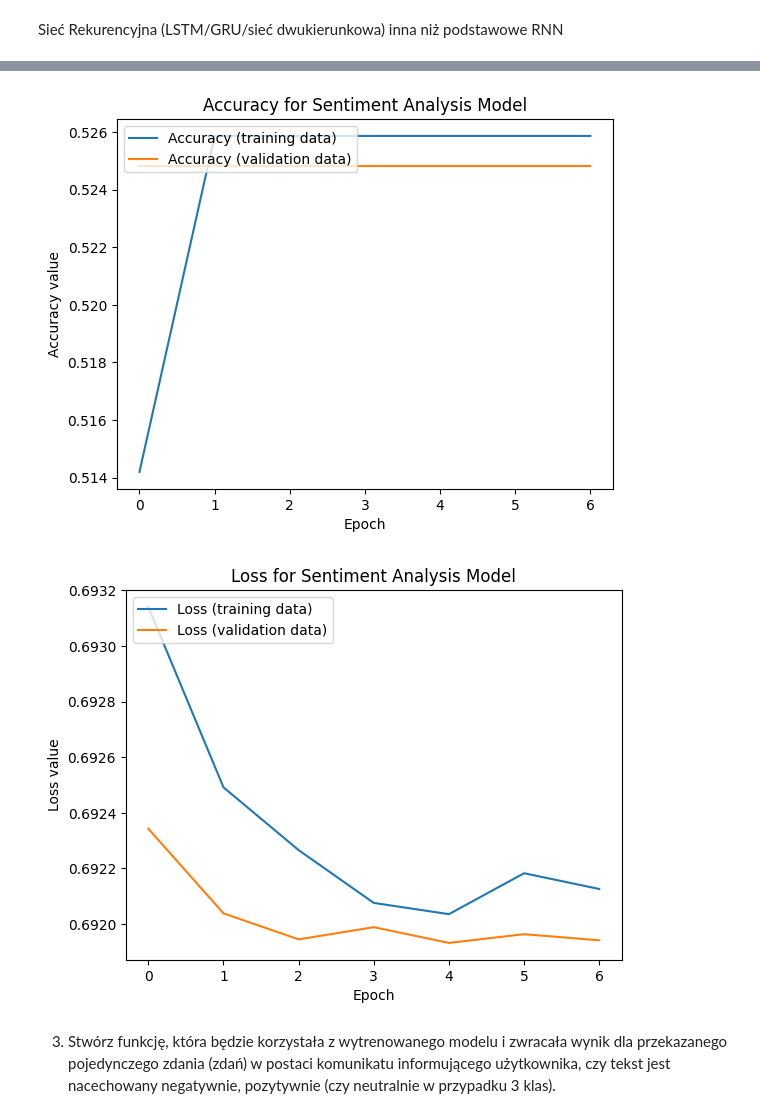
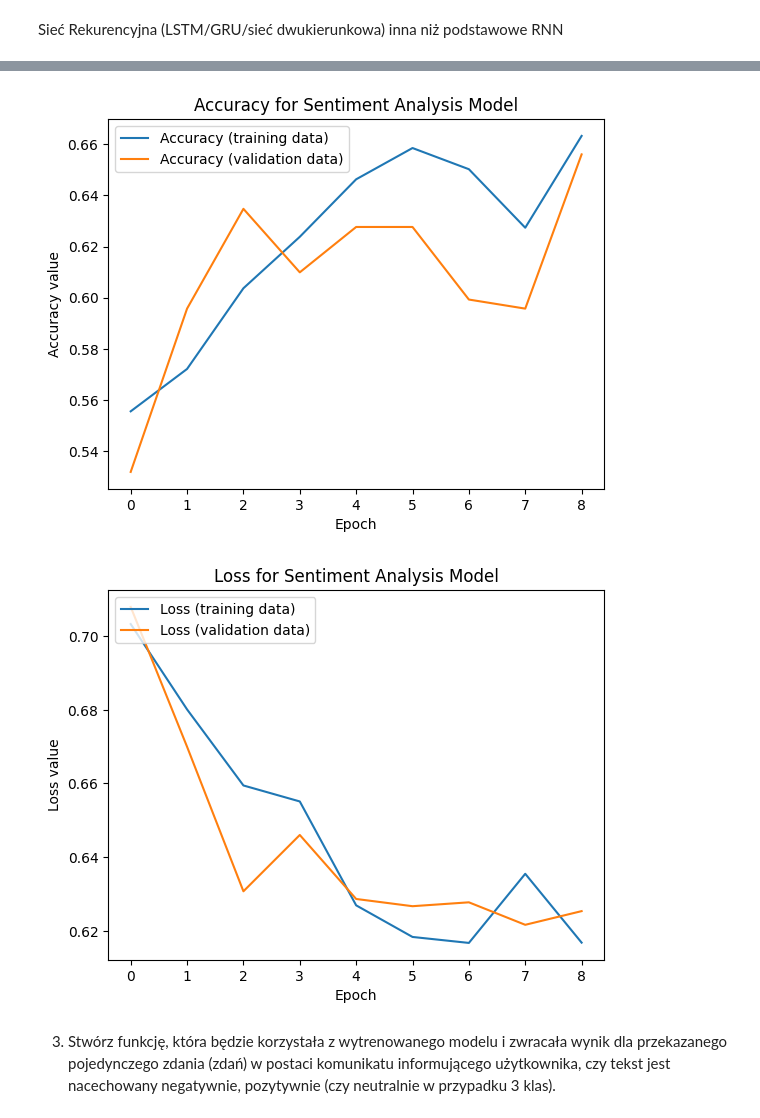
Before and after one commit to MichalinaH/-NLP-Stress-Identification, a Jupyter notebook: 1_StressIdentification_rekurencyjna.ipynb, the cells around one changed output, grey strips where cells are left out. Drawn from its saved outputs; the diff is of its cells as text; code cells hidden in the pictures.

Commit message:
siec lstm

```diff
--- a/1_StressIdentification_rekurencyjna.ipynb
+++ b/1_StressIdentification_rekurencyjna.ipynb
@@ -257,20 +296,30 @@ array([[ 755,   53,    3, ...,    0,    0,    0],
 # %% [markdown]
 Sieć Rekurencyjna (LSTM/GRU/sieć dwukierunkowa) inna niż podstawowe RNN
+# %%
+batch_size=256
+epochs=9
+embed_size=100
+# %%
+from keras.callbacks import ReduceLROnPlateau
+
+learning_rate=ReduceLROnPlateau(monitor='val_accuracy',
+                                patirnce=2,verbose=1,factor=-.5,min_lr=0.00001)
 # %%
 from tensorflow.keras.models import Sequential
 from tensorflow.keras.layers import Embedding, LSTM, Dense, Dropout, Conv1D, GlobalMaxPooling1D
+import keras
 
-embedding_dim = 50
 
-model_1 = Sequential()
-model_1.add(Embedding(input_dim=vocab_size, output_dim=embedding_dim, input_length=max_len, trainable=False))
-model_1.add(LSTM(units=128 , return_sequences = True , recurrent_dropout = 0.25 , dropout = 0.25))
-model_1.add(LSTM(units=64 , recurrent_dropout = 0.1 , dropout = 0.1))
-model_1.add(Dense(units = 32 , activation = 'relu'))
-model_1.add(Dense(1, activation='sigmoid'))
+model=Sequential()
+model.add(Embedding(max_features,output_dim=embed_size,
+                    input_length=maxlen,trainable=False))
+model.add(LSTM(units=128,return_sequences=True,recurrent_dropout=0.25,dropout=0.25))
+model.add(LSTM(units=64,recurrent_dropout=0.1,dropout=0.1))
+model.add(Dense(units=32,activation='relu'))
+model.add(Dense(1,activation='sigmoid'))
+model.compile(optimizer=keras.optimizers.Adam(lr=0.01),loss='binary_crossentropy',metrics=['accuracy'])
 
-model_1.compile(optimizer='adam', loss='binary_crossentropy', metrics=['accuracy'])
-model_1.summary()
+model.summary()
 # %% [output]
 Model: "sequential_4"
 _________________________________________________________________
@@ -293,4 +342,6 @@ Non-trainable params: 429,500
 _________________________________________________________________
 # %%
-model_lstm = model_1.fit(X_train, y_train, epochs = 10, validation_data=(X_val, y_val), batch_size=32)
+lstm_model=model.fit(X_train,y_train,batch_size=batch_size,
+                  validation_data=(X_val,y_val),epochs=epochs,
+                  callbacks=[learning_rate])
 # %% [output]
@@ -303,24 +366,24 @@ ValueError: in user code:
 # %%
 import matplotlib.pyplot as plt
 
-plt.plot(model_lstm.history['accuracy'], label='Accuracy (training data)')
-plt.plot(model_lstm.history['val_accuracy'], label='Accuracy (validation data)')
+plt.plot(lstm_model.history['accuracy'], label='Accuracy (training data)')
+plt.plot(lstm_model.history['val_accuracy'], label='Accuracy (validation data)')
 plt.title('Accuracy for Sentiment Analysis Model')
 plt.ylabel('Accuracy value')
 plt.xlabel('Epoch')
 plt.legend(loc="upper left")
 plt.show()
 
-plt.plot(model_lstm.history['loss'], label='Loss (training data)')
-plt.plot(model_lstm.history['val_loss'], label='Loss (validation data)')
+plt.plot(lstm_model.history['loss'], label='Loss (training data)')
+plt.plot(lstm_model.history['val_loss'], label='Loss (validation data)')
 plt.title('Loss for Sentiment Analysis Model')
 plt.ylabel('Loss value')
 plt.xlabel('Epoch')
 plt.legend(loc="upper left")
 plt.show()
 # %% [output]
-[figure, old version]
+[figure, new version]
-[figure, old version]
+[figure, new version]
 # %% [markdown]
 3. Stwórz funkcję, która będzie korzystała z wytrenowanego modelu i zwracała wynik dla przekazanego pojedynczego zdania (zdań) w postaci komunikatu informującego użytkownika, czy tekst jest nacechowany negatywnie, pozytywnie (czy neutralnie w przypadku 3 klas).
 # %%
```
Also changed, not shown: parts of 33 cells of this notebook.
